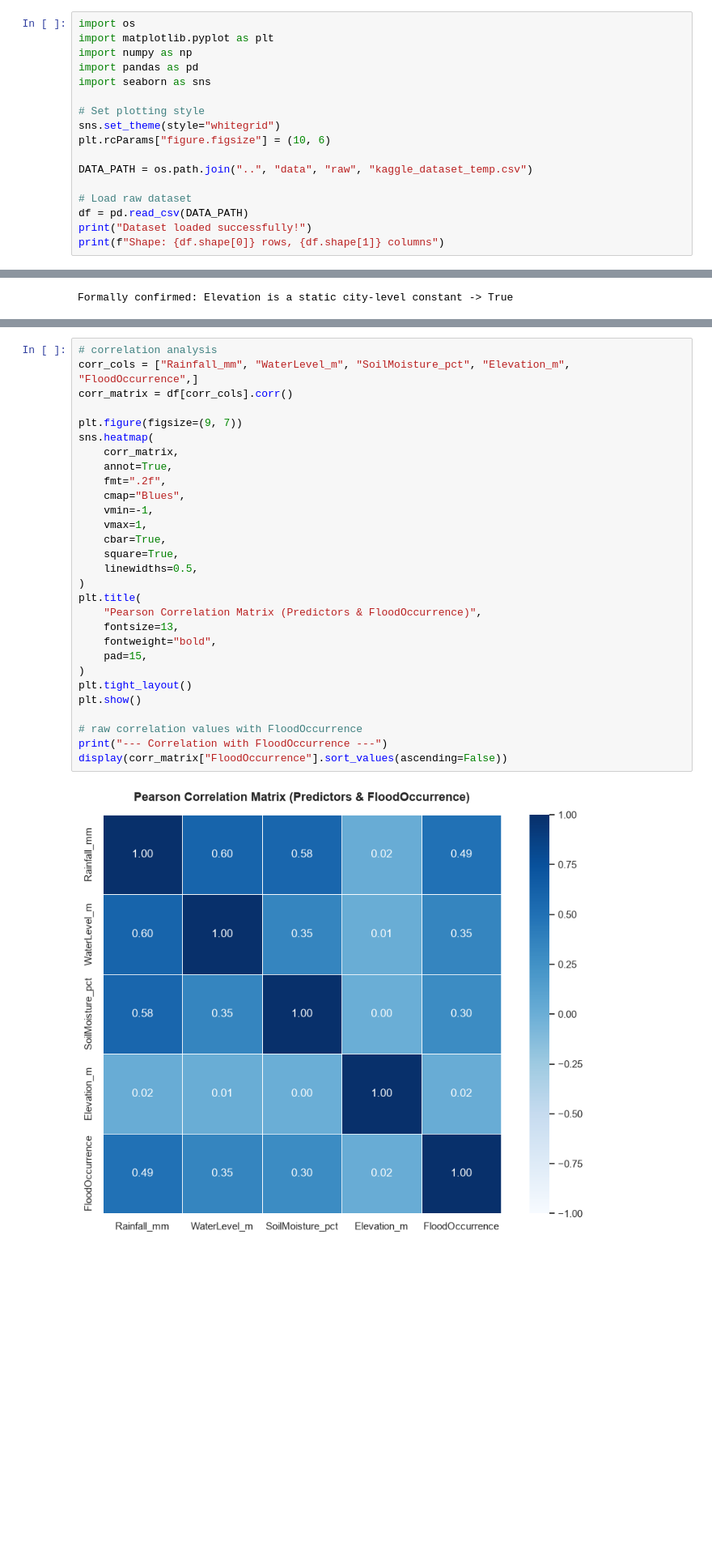
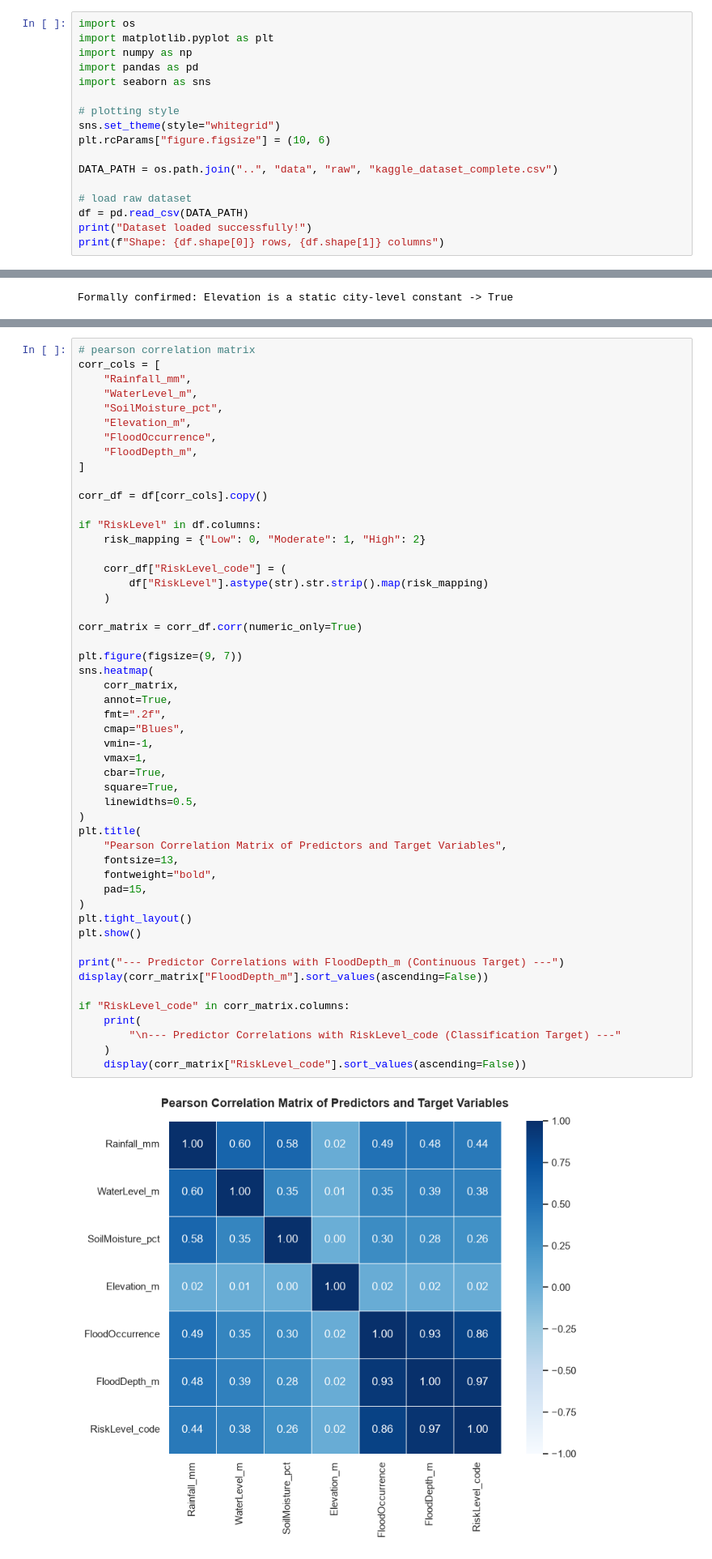
Before and after one commit to redkyladenise/flood-risk-system, a Jupyter notebook: notebooks/01_eda.ipynb, the cells around one changed output, grey strips where cells are left out. Shown at 81% size. Cells and saved outputs as stored; diff of their text form; blank space fills up the shorter version.

```diff
--- a/notebooks/01_eda.ipynb
+++ b/notebooks/01_eda.ipynb
@@ -5,13 +5,13 @@ import numpy as np
 import pandas as pd
 import seaborn as sns
 
-# Set plotting style
+# plotting style
 sns.set_theme(style="whitegrid")
 plt.rcParams["figure.figsize"] = (10, 6)
 
-DATA_PATH = os.path.join("..", "data", "raw", "kaggle_dataset_temp.csv")
+DATA_PATH = os.path.join("..", "data", "raw", "kaggle_dataset_complete.csv")
 
-# Load raw dataset
+# load raw dataset
 df = pd.read_csv(DATA_PATH)
 print("Dataset loaded successfully!")
 print(f"Shape: {df.shape[0]} rows, {df.shape[1]} columns")
@@ -381,33 +430,55 @@ display(vif_data.sort_values(by="VIF", ascending=False))
 | 6 | Loc_Pasig | 1.500444e+00 |
 | 0 | const | 1.000000e+00 |
 # %%
-# correlation analysis
-corr_cols = ["Rainfall_mm", "WaterLevel_m", "SoilMoisture_pct", "Elevation_m", "FloodOccurrence",]
-corr_matrix = df[corr_cols].corr()
+# pearson correlation matrix
+corr_cols = [
+    "Rainfall_mm",
+    "WaterLevel_m",
+    "SoilMoisture_pct",
+    "Elevation_m",
+    "FloodOccurrence",
+    "FloodDepth_m",
+]
+
+corr_df = df[corr_cols].copy()
+
+if "RiskLevel" in df.columns:
+    risk_mapping = {"Low": 0, "Moderate": 1, "High": 2}
+
+    corr_df["RiskLevel_code"] = (
+        df["RiskLevel"].astype(str).str.strip().map(risk_mapping)
+    )
+
+corr_matrix = corr_df.corr(numeric_only=True)
 
 plt.figure(figsize=(9, 7))
 sns.heatmap(
     corr_matrix,
     annot=True,
     fmt=".2f",
     cmap="Blues",
     vmin=-1,
     vmax=1,
     cbar=True,
     square=True,
     linewidths=0.5,
 )
 plt.title(
-    "Pearson Correlation Matrix (Predictors & FloodOccurrence)",
+    "Pearson Correlation Matrix of Predictors and Target Variables",
     fontsize=13,
     fontweight="bold",
     pad=15,
 )
 plt.tight_layout()
 plt.show()
 
-# raw correlation values with FloodOccurrence
-print("--- Correlation with FloodOccurrence ---")
-display(corr_matrix["FloodOccurrence"].sort_values(ascending=False))
+print("--- Predictor Correlations with FloodDepth_m (Continuous Target) ---")
+display(corr_matrix["FloodDepth_m"].sort_values(ascending=False))
+
+if "RiskLevel_code" in corr_matrix.columns:
+    print(
+        "\n--- Predictor Correlations with RiskLevel_code (Classification Target) ---"
+    )
+    display(corr_matrix["RiskLevel_code"].sort_values(ascending=False))
 # %% [output]
-[figure, old version]
+[figure, new version]
```
Also changed, not shown: parts of 14 cells of this notebook, 8 other files.
